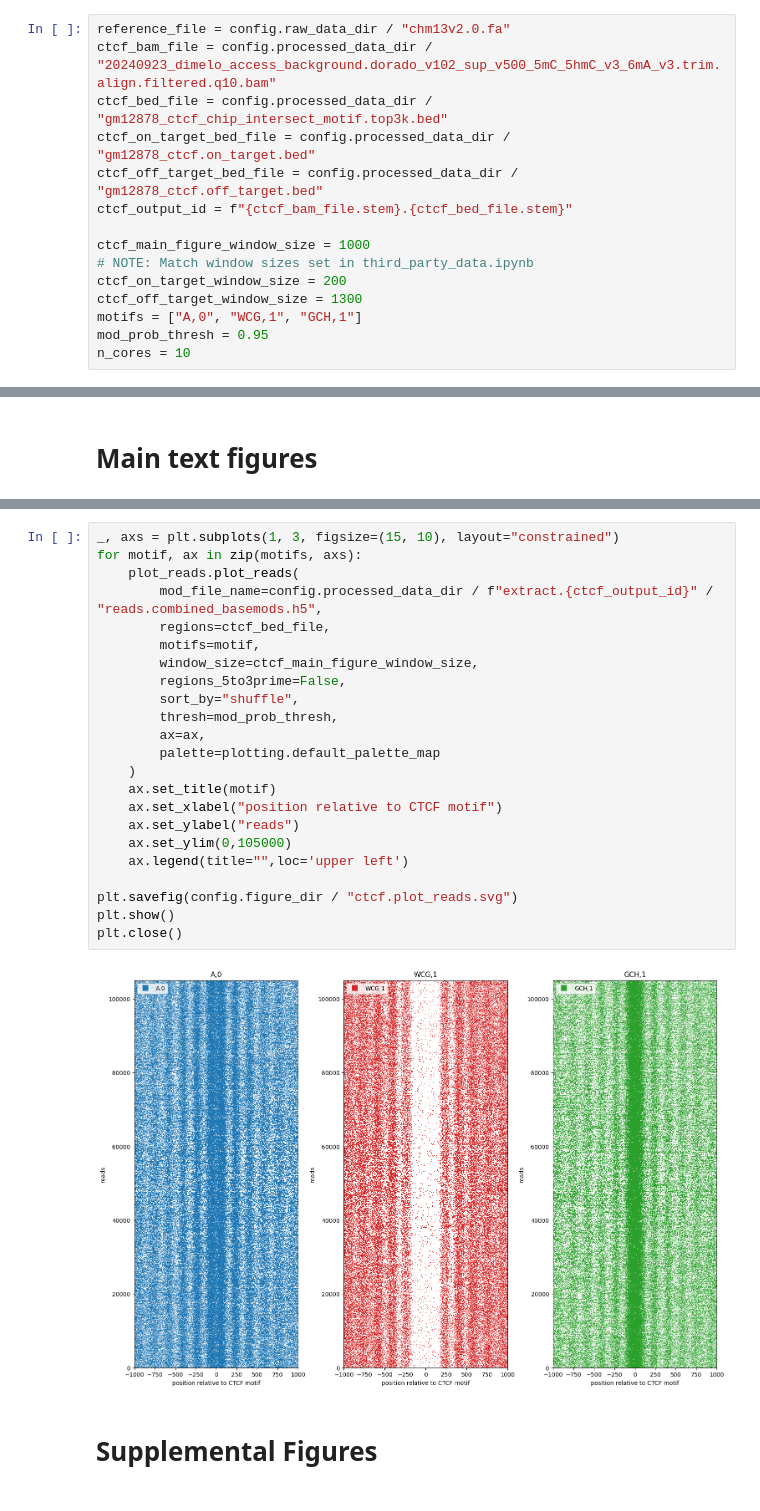
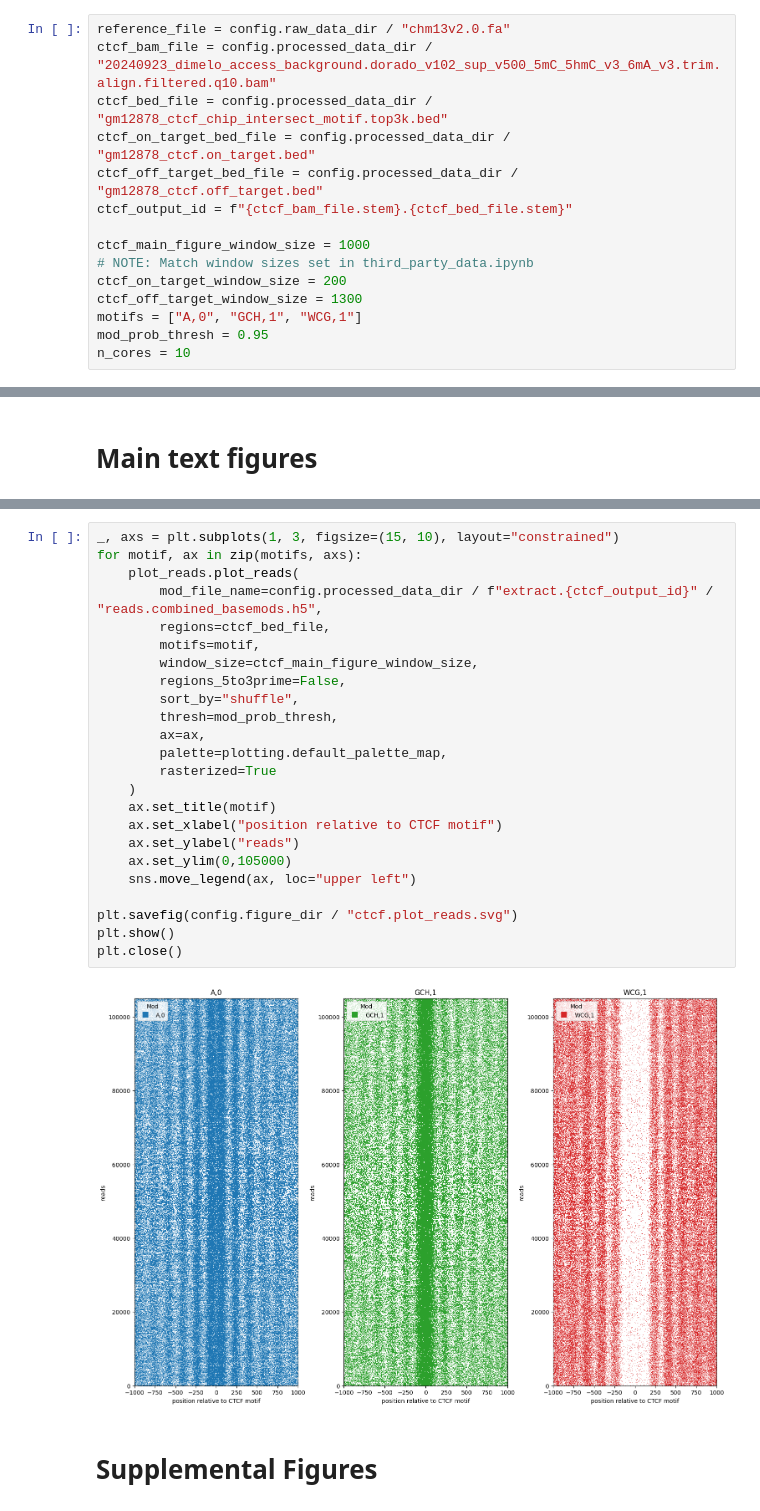
Before and after one commit to streetslab/multimodal-dimelo, a Jupyter notebook: CTCF_analysis.ipynb, the cells around one changed output, grey strips where cells are left out. Drawn from its saved outputs; the diff is of its cells as text.

Commit message:
Improved figures and consistency

```diff
--- a/CTCF_analysis.ipynb
+++ b/CTCF_analysis.ipynb
@@ -17,7 +17,7 @@ ctcf_main_figure_window_size = 1000
 # NOTE: Match window sizes set in third_party_data.ipynb
 ctcf_on_target_window_size = 200
 ctcf_off_target_window_size = 1300
-motifs = ["A,0", "WCG,1", "GCH,1"]
+motifs = ["A,0", "GCH,1", "WCG,1"]
 mod_prob_thresh = 0.95
 n_cores = 10
 # %%
@@ -94,28 +94,29 @@ plt.close()
 # %%
 _, axs = plt.subplots(1, 3, figsize=(15, 10), layout="constrained")
 for motif, ax in zip(motifs, axs):
     plot_reads.plot_reads(
         mod_file_name=config.processed_data_dir / f"extract.{ctcf_output_id}" / "reads.combined_basemods.h5",
         regions=ctcf_bed_file,
         motifs=motif,
         window_size=ctcf_main_figure_window_size,
         regions_5to3prime=False,
         sort_by="shuffle",
         thresh=mod_prob_thresh,
         ax=ax,
-        palette=plotting.default_palette_map
+        palette=plotting.default_palette_map,
+        rasterized=True
     )
     ax.set_title(motif)
     ax.set_xlabel("position relative to CTCF motif")
     ax.set_ylabel("reads")
     ax.set_ylim(0,105000)
-    ax.legend(title="",loc='upper left')
+    sns.move_legend(ax, loc="upper left")
 
 plt.savefig(config.figure_dir / "ctcf.plot_reads.svg")
 plt.show()
 plt.close()
 # %% [output]
-[figure, old version]
+[figure, new version]
 # %% [markdown]
 # Supplemental Figures
 # %%
```
Also changed, not shown: parts of 5 cells of this notebook, 1 other file.
